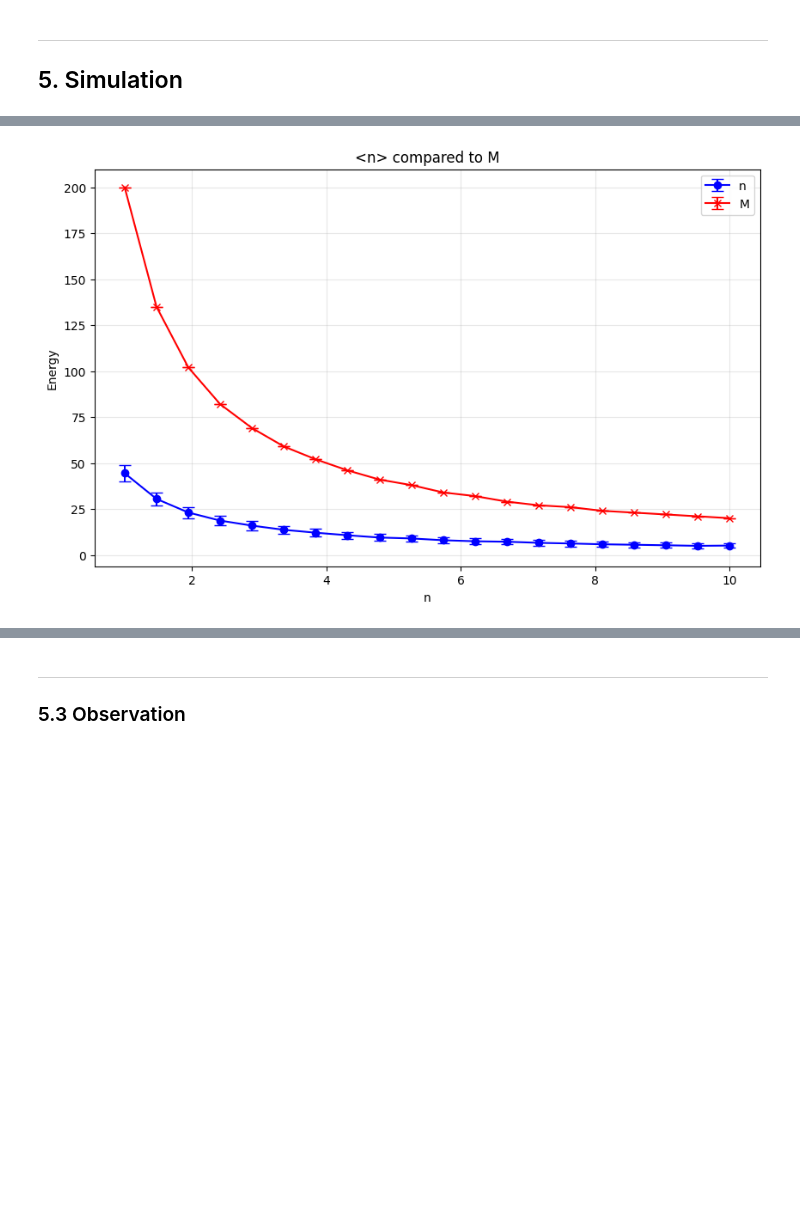
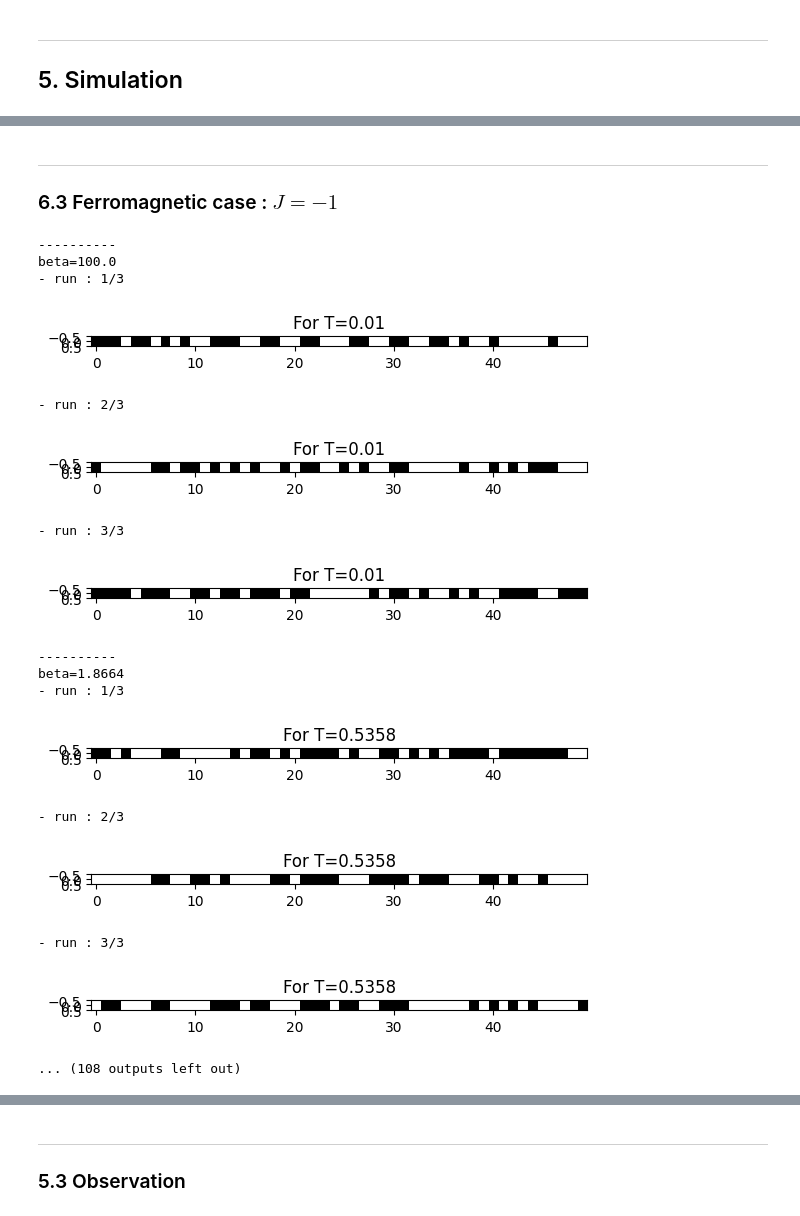
Before and after one commit to TheoHUETQC/monte-carlo, a Jupyter notebook: stochastic_series_expansion_qmc.ipynb, the cells around one changed output, grey strips where cells are left out. Saved outputs shown, nothing was run; the diff lists cells and outputs as text; code cells hidden in the pictures; blank space fills up the shorter version.

```diff
--- a/stochastic_series_expansion_qmc.ipynb
+++ b/stochastic_series_expansion_qmc.ipynb
@@ -717,12 +777,26 @@ plt.show()
-# %%
-plt.figure(figsize=(10, 6))
-plt.errorbar(temp_list, n_list, yerr=n_error, fmt='o-', color='blue', capsize=5, label='n')
-plt.errorbar(temp_list, M_list, yerr=M_error, fmt='x-', color='red', capsize=5, label='M')
-plt.title(f"<n> compared to M")
-plt.xlabel("n")
-plt.ylabel("Energy")
-plt.legend()
-plt.grid(True, alpha=0.3)
-plt.show()
-# %% [output]
-[figure, removed]
+# %% [markdown]
+---
+
+### 6.3 Ferromagnetic case : $J=-1$
+# %%
+J = -1.
+
+energy_list, e_error, magnetisation_list, m_error, susceptibility_list, s_error, specific_heat_list, c_error, n_list, n_error, M_list, M_error = simulation_temperature_range(temp_list, Nt, n_runs)
+# %% [output]
+----------
+beta=100.0
+- run : 1/3
+[figure, added]
+- run : 2/3
+[figure, added]
+- run : 3/3
+[figure, added]
+----------
+beta=1.8664
+- run : 1/3
+[figure, added]
+- run : 2/3
+[figure, added]
+- run : 3/3
+[figure, added]
+... (108 outputs left out)
```
Also changed, not shown: parts of 32 cells of this notebook.
